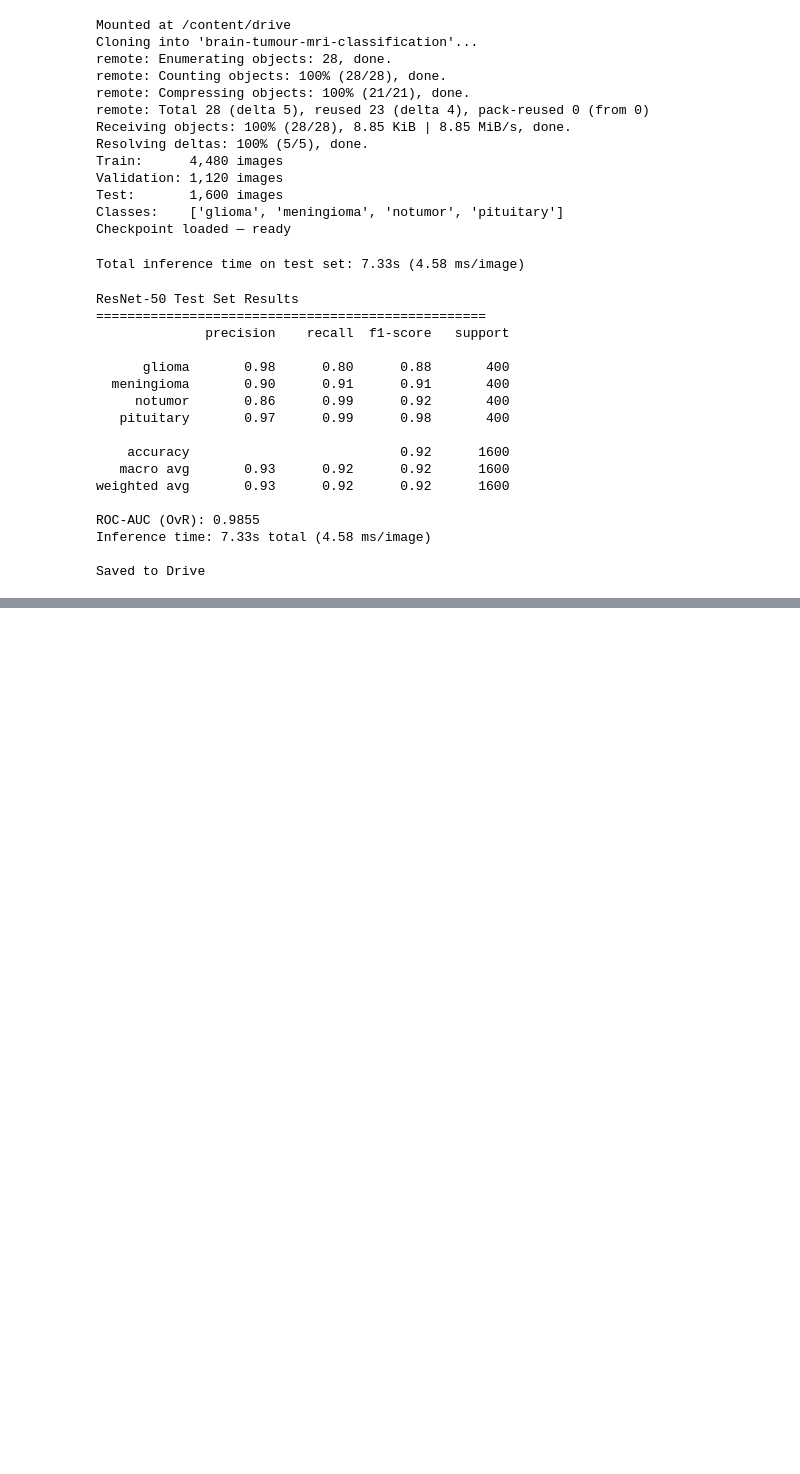
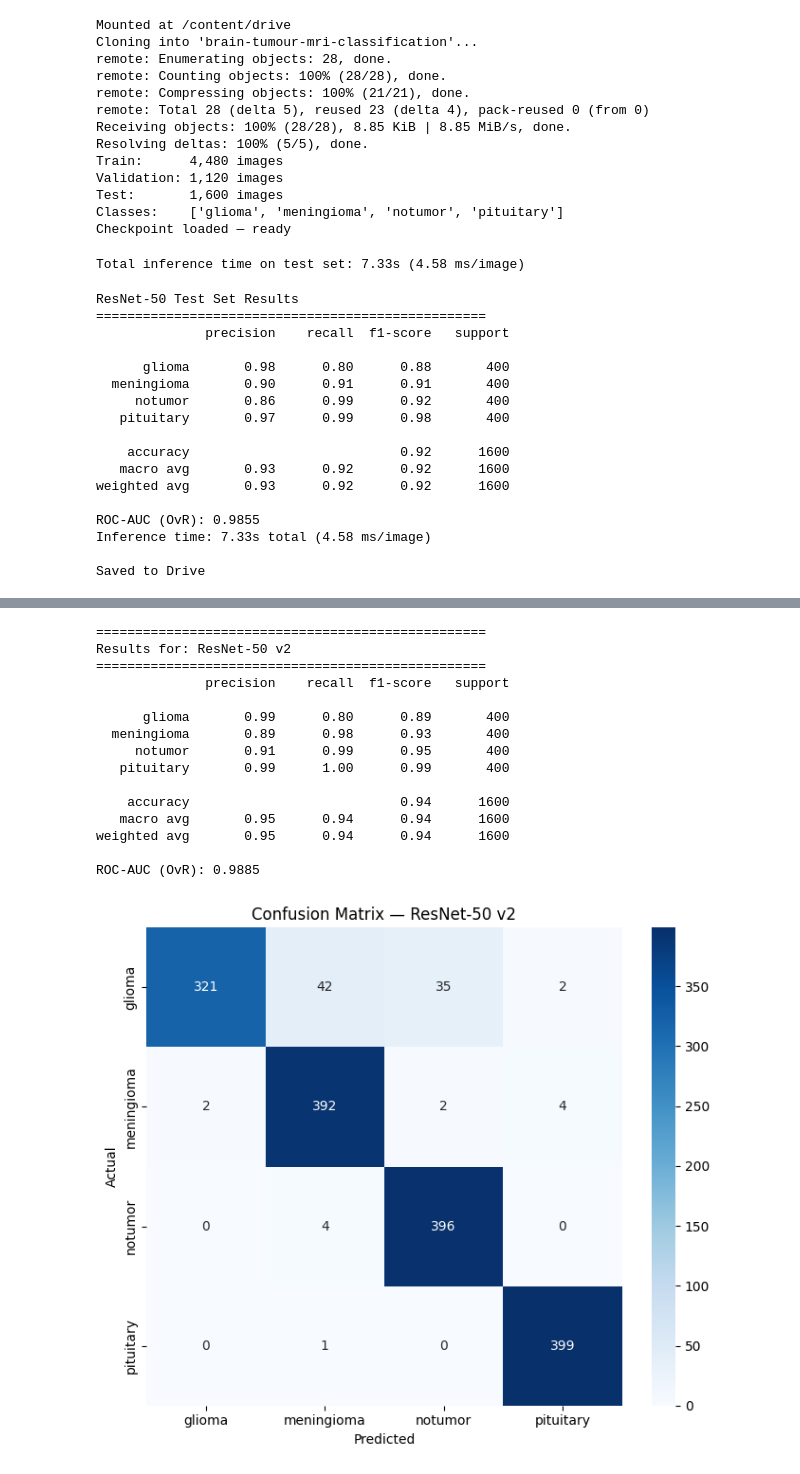
Before and after one commit to Dini-s/brain-tumour-mri-classification, a Jupyter notebook: notebooks/04_ResNet50.ipynb, the cells around one changed output, grey strips where cells are left out. Saved outputs shown, nothing was run; the diff lists cells and outputs as text; code cells hidden in the pictures; blank space fills up the shorter version.

Commit message:
feat: ResNet-50 v2 - class-weighted loss + LR scheduler, 94% test acc (up from 92%)

```diff
--- a/notebooks/04_ResNet50.ipynb
+++ b/notebooks/04_ResNet50.ipynb
@@ -315,0 +459,26 @@ Saved to Drive
+# %%
+CHECKPOINT_PATH_V2 = '/content/drive/MyDrive/brain-tumour-mri-classification/results/checkpoints/resnet50_best_v2.pth'
+resnet.load_state_dict(torch.load(CHECKPOINT_PATH_V2, map_location=device))
+resnet.eval()
+
+y_true, y_pred, y_probs = evaluate_model(resnet, test_loader, device, model_name="ResNet-50 v2")
+print_metrics(y_true, y_pred, y_probs, model_name="ResNet-50 v2")
+plot_confusion_matrix(y_true, y_pred, model_name="ResNet-50 v2",
+                       save_path='/content/drive/MyDrive/brain-tumour-mri-classification/results/figures/resnet50_v2_confusion_matrix.png')
+# %% [output]
+==================================================
+Results for: ResNet-50 v2
+==================================================
+              precision    recall  f1-score   support
+
+      glioma       0.99      0.80      0.89       400
+  meningioma       0.89      0.98      0.93       400
+     notumor       0.91      0.99      0.95       400
+   pituitary       0.99      1.00      0.99       400
+
+    accuracy                           0.94      1600
+   macro avg       0.95      0.94      0.94      1600
+weighted avg       0.95      0.94      0.94      1600
+
+ROC-AUC (OvR): 0.9885
+[figure, added]
```
Also changed, not shown: parts of 3 cells of this notebook, 3 other files.
